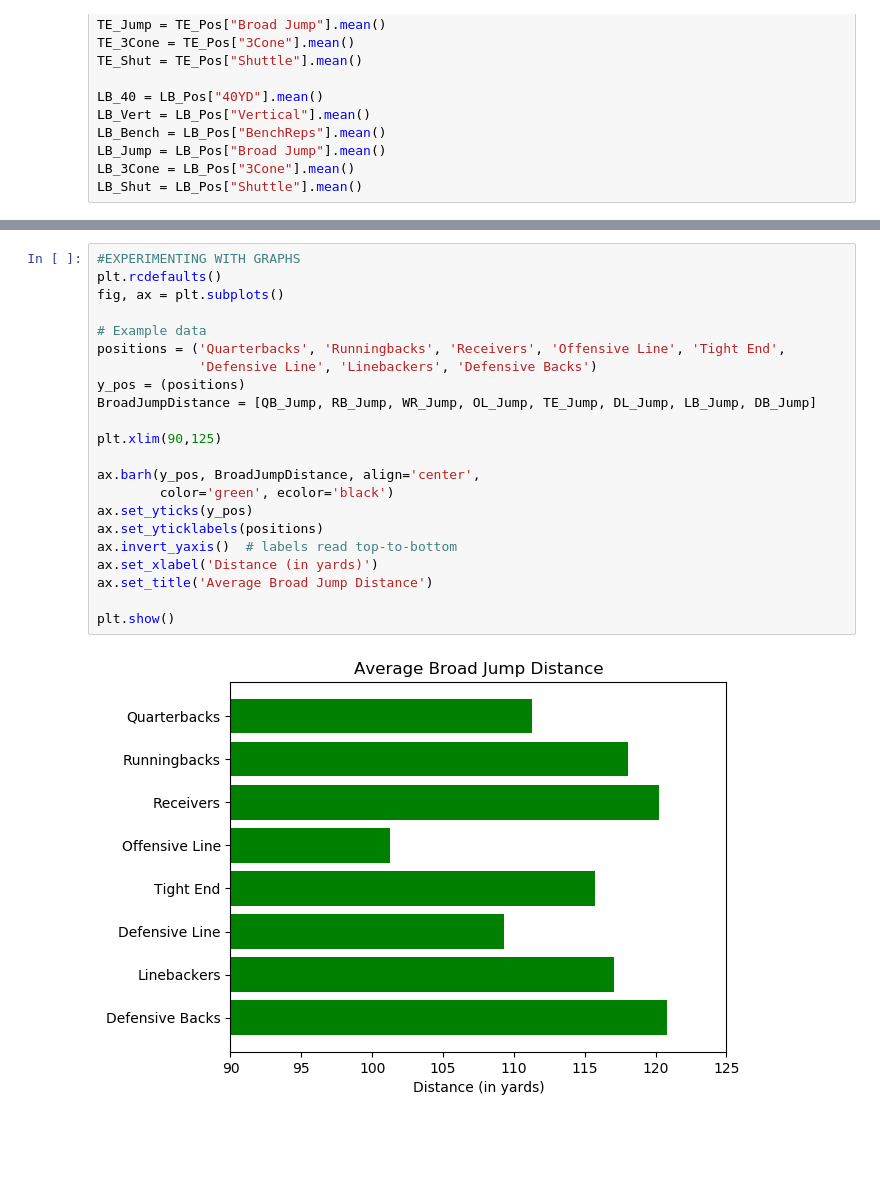
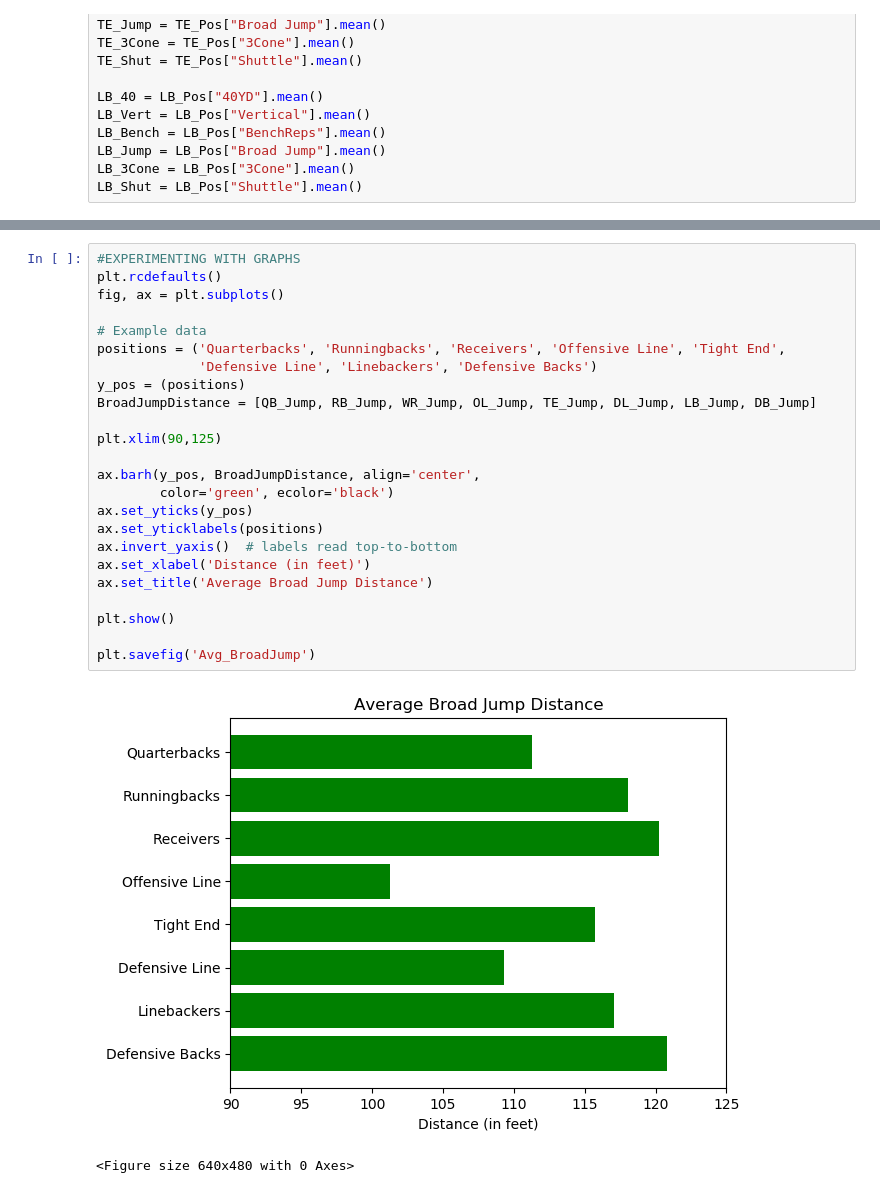
Before and after one commit to lucyhohler/The_Panda_Express, a Jupyter notebook: MasterFile.ipynb, the cells around one changed output, grey strips where cells are left out. Cells and saved outputs as stored; diff of their text form; blank space fills up the shorter version.

```diff
--- a/MasterFile.ipynb
+++ b/MasterFile.ipynb
@@ -541,27 +545,30 @@ plt.show()
 # %%
 #EXPERIMENTING WITH GRAPHS
 plt.rcdefaults()
 fig, ax = plt.subplots()
 
 # Example data
 positions = ('Quarterbacks', 'Runningbacks', 'Receivers', 'Offensive Line', 'Tight End',
              'Defensive Line', 'Linebackers', 'Defensive Backs')
 y_pos = (positions)
 BroadJumpDistance = [QB_Jump, RB_Jump, WR_Jump, OL_Jump, TE_Jump, DL_Jump, LB_Jump, DB_Jump]
 
 plt.xlim(90,125)
 
 ax.barh(y_pos, BroadJumpDistance, align='center',
         color='green', ecolor='black')
 ax.set_yticks(y_pos)
 ax.set_yticklabels(positions)
 ax.invert_yaxis()  # labels read top-to-bottom
-ax.set_xlabel('Distance (in yards)')
+ax.set_xlabel('Distance (in feet)')
 ax.set_title('Average Broad Jump Distance')
 
 plt.show()
+
+plt.savefig('Avg_BroadJump')
 # %% [output]
-[figure, old version]
+[figure, new version]
+<Figure size 640x480 with 0 Axes>
 # %%
 #EXPERIMENTING WITH GRAPHS
 plt.rcdefaults()
```
Also changed, not shown: parts of 19 cells of this notebook, 13 other files.
